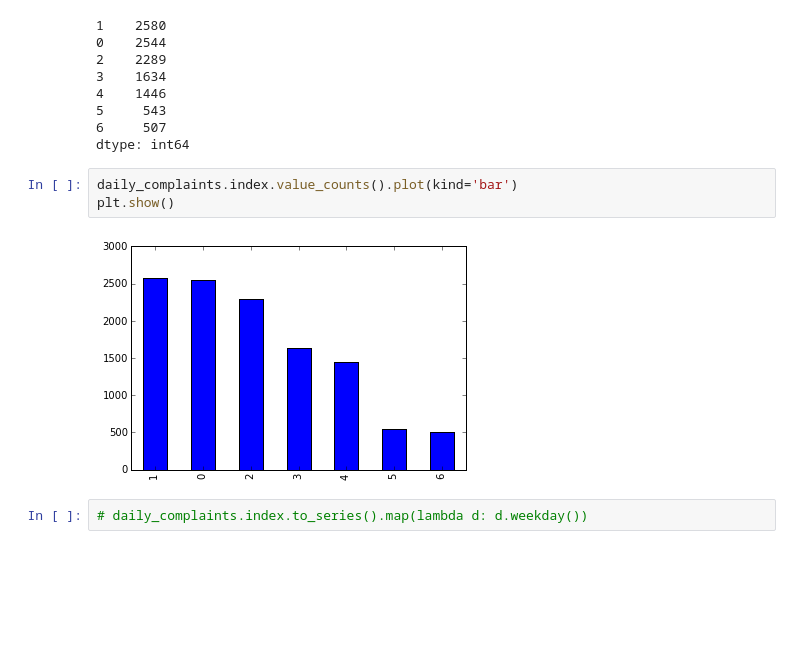
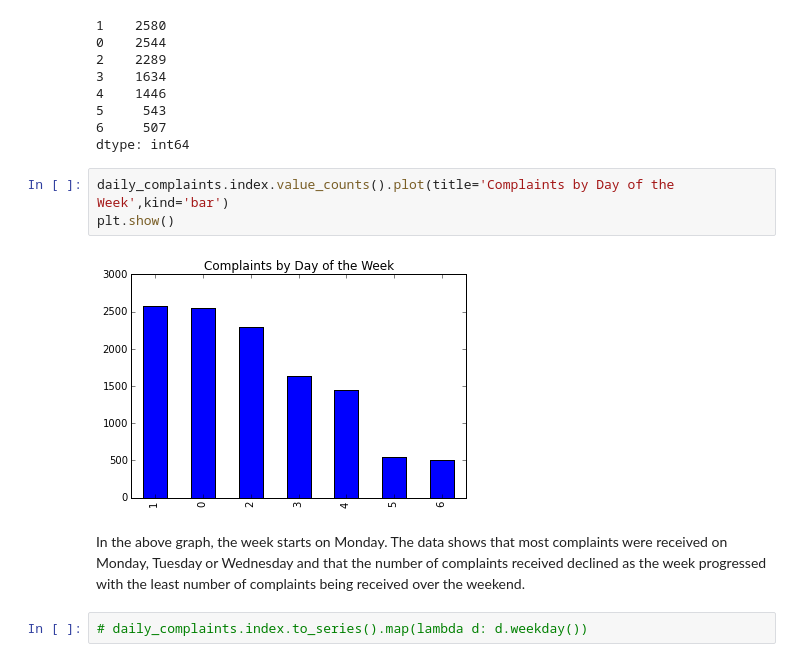
Before and after one commit to TylerKotkin/consumer-complaints, a Jupyter notebook: consumer_complaints.ipynb, the cells around one changed output. Saved outputs shown, nothing was run; the diff lists cells and outputs as text; blank space fills up the shorter version.

```diff
--- a/consumer_complaints.ipynb
+++ b/consumer_complaints.ipynb
@@ -135,10 +139,12 @@ daily_complaints.index.value_counts()
 6     507
 dtype: int64
 # %%
-daily_complaints.index.value_counts().plot(kind='bar')
+daily_complaints.index.value_counts().plot(title='Complaints by Day of the Week',kind='bar')
 plt.show()
 # %% [output]
-[figure, old version]
+[figure, new version]
+# %% [markdown]
+In the above graph, the week starts on Monday. The data shows that most complaints were received on Monday, Tuesday or Wednesday and that the number of complaints received declined as the week progressed with the least number of complaints being received over the weekend.
 # %%
 # daily_complaints.index.to_series().map(lambda d: d.weekday())
 # %%
```
Also changed, not shown: parts of 14 cells of this notebook.
